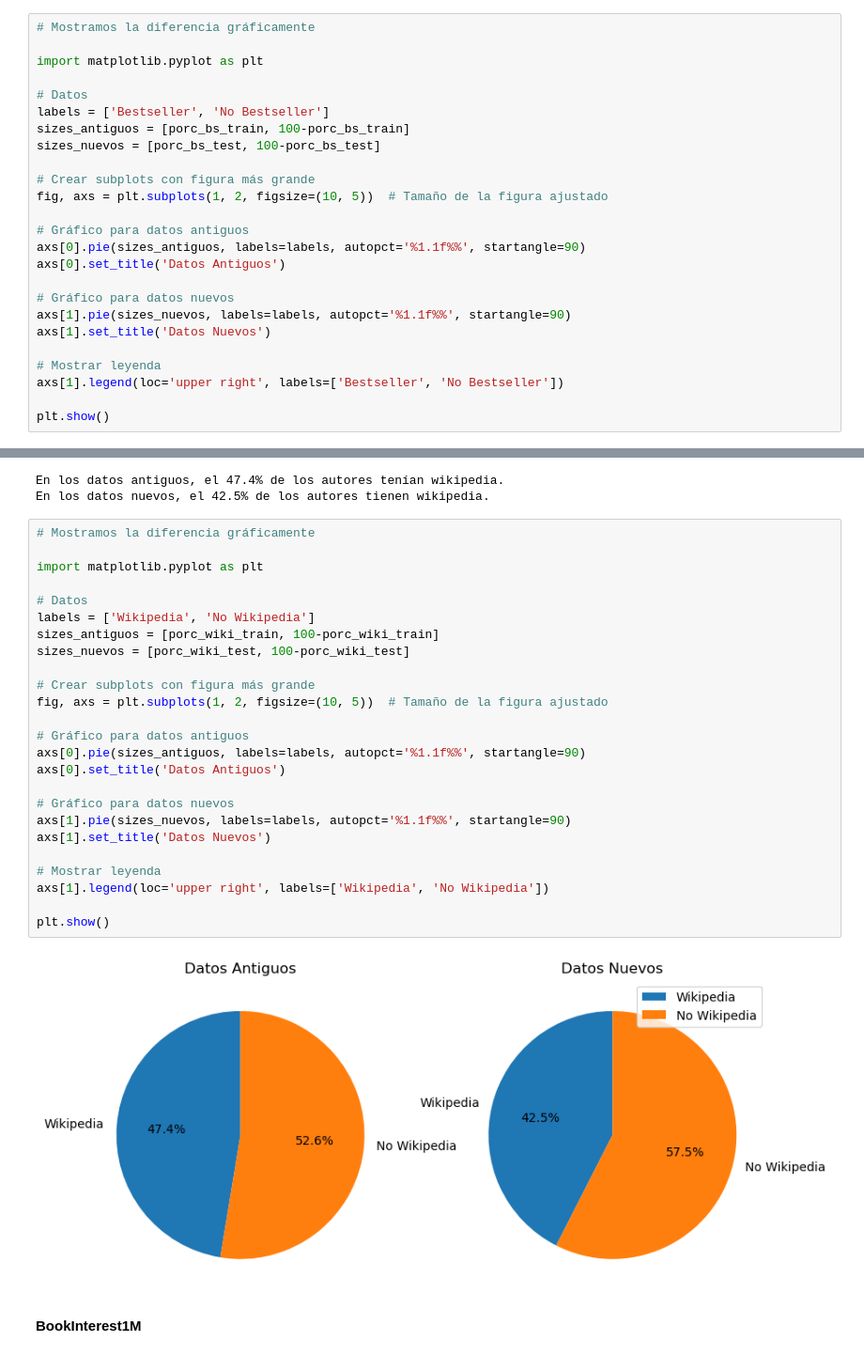
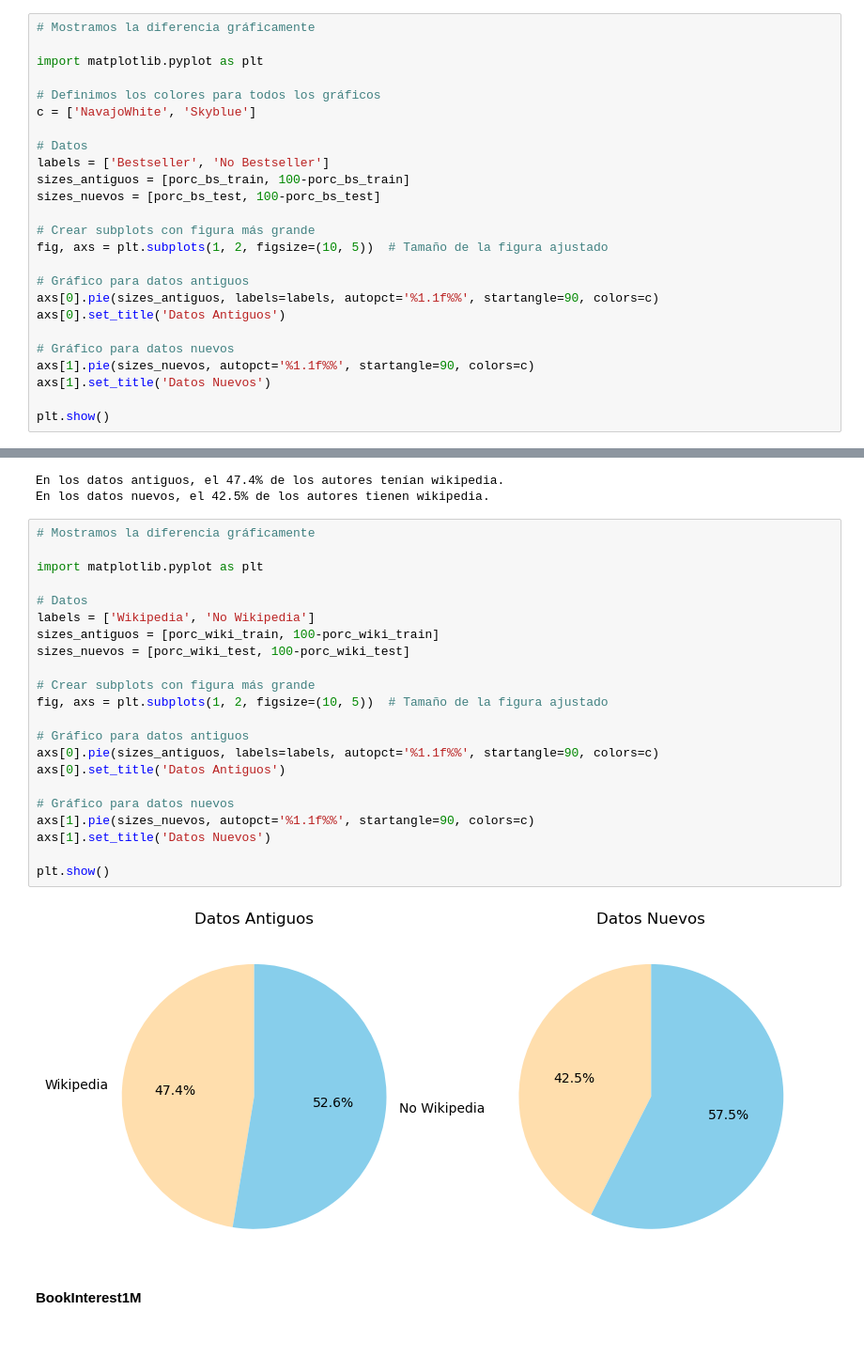
Before and after one commit to MMCCJJ/NOVELLA, a Jupyter notebook: exploracion/exploracion_variables_relevantes.ipynb, the cells around one changed output, grey strips where cells are left out. Shown at 94% size. Cells and saved outputs as stored; diff of their text form.

```diff
--- a/exploracion/exploracion_variables_relevantes.ipynb
+++ b/exploracion/exploracion_variables_relevantes.ipynb
@@ -40,6 +40,9 @@ En los datos nuevos, el 16.5% son bestsellers.
 # Mostramos la diferencia gráficamente
 
 import matplotlib.pyplot as plt
+
+# Definimos los colores para todos los gráficos
+c = ['NavajoWhite', 'Skyblue']
 
 # Datos
 labels = ['Bestseller', 'No Bestseller']
@@ -50,15 +53,12 @@ sizes_nuevos = [porc_bs_test, 100-porc_bs_test]
 fig, axs = plt.subplots(1, 2, figsize=(10, 5))  # Tamaño de la figura ajustado
 
 # Gráfico para datos antiguos
-axs[0].pie(sizes_antiguos, labels=labels, autopct='%1.1f%%', startangle=90)
+axs[0].pie(sizes_antiguos, labels=labels, autopct='%1.1f%%', startangle=90, colors=c)
 axs[0].set_title('Datos Antiguos')
 
 # Gráfico para datos nuevos
-axs[1].pie(sizes_nuevos, labels=labels, autopct='%1.1f%%', startangle=90)
+axs[1].pie(sizes_nuevos, autopct='%1.1f%%', startangle=90, colors=c)
 axs[1].set_title('Datos Nuevos')
 
-# Mostrar leyenda
-axs[1].legend(loc='upper right', labels=['Bestseller', 'No Bestseller'])
-
 plt.show()
 # %% [output]
@@ -82,30 +82,27 @@ En los datos nuevos, el 42.5% de los autores tienen wikipedia.
 # %%
 # Mostramos la diferencia gráficamente
 
 import matplotlib.pyplot as plt
 
 # Datos
 labels = ['Wikipedia', 'No Wikipedia']
 sizes_antiguos = [porc_wiki_train, 100-porc_wiki_train]
 sizes_nuevos = [porc_wiki_test, 100-porc_wiki_test]
 
 # Crear subplots con figura más grande
 fig, axs = plt.subplots(1, 2, figsize=(10, 5))  # Tamaño de la figura ajustado
 
 # Gráfico para datos antiguos
-axs[0].pie(sizes_antiguos, labels=labels, autopct='%1.1f%%', startangle=90)
+axs[0].pie(sizes_antiguos, labels=labels, autopct='%1.1f%%', startangle=90, colors=c)
 axs[0].set_title('Datos Antiguos')
 
 # Gráfico para datos nuevos
-axs[1].pie(sizes_nuevos, labels=labels, autopct='%1.1f%%', startangle=90)
+axs[1].pie(sizes_nuevos, autopct='%1.1f%%', startangle=90, colors=c)
 axs[1].set_title('Datos Nuevos')
 
-# Mostrar leyenda
-axs[1].legend(loc='upper right', labels=['Wikipedia', 'No Wikipedia'])
-
 plt.show()
 # %% [output]
-[figure, old version]
+[figure, new version]
 # %% [markdown]
 **BookInterest1M**
 # %%
```
Also changed, not shown: parts of 1 cell of this notebook.
